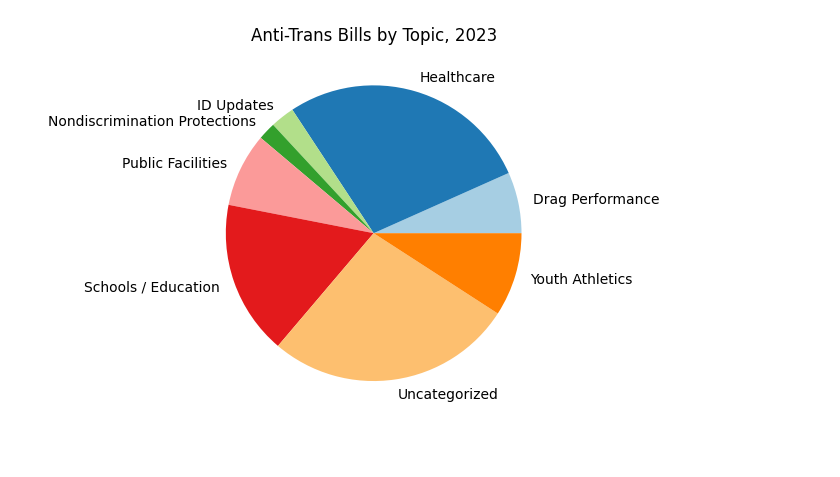
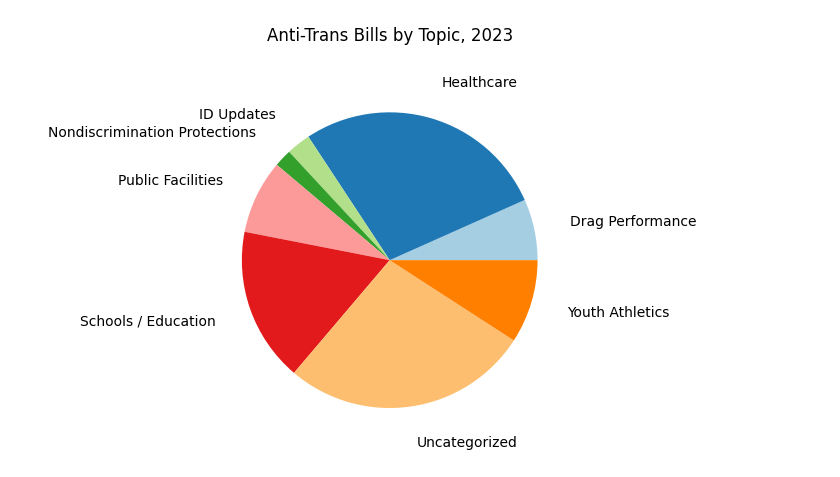
Before and after one commit to amy-langley/tracking-trans-hate-bills, a Jupyter notebook: visualize/aggregate-short.ipynb, the cells around one changed output. Cells and saved outputs as stored; diff of their text form; code cells hidden in the pictures.

```diff
--- a/visualize/aggregate-short.ipynb
+++ b/visualize/aggregate-short.ipynb
@@ -80,18 +97,18 @@ fig.autofmt_xdate(rotation=30)
 # %%
 categorized_series = pd.DataFrame.from_dict(
     data={
         k: len(v)
         for k, v
         in categorized.items()
         if len(v) > 0
     },
     orient='index',
     columns=['ct'],
 )['ct'].sort_index()
 
 colors = sns.color_palette('Paired')
-plt.pie(categorized_series, labels=categorized_series.index, colors=colors)
-plt.title('Anti-Trans Bills by Topic, 2023')
+plt.pie(categorized_series, labels=categorized_series.index, colors=colors, labeldistance=1.25)
+plt.title('Anti-Trans Bills by Topic, 2023', pad=25)
 plt.show()
 # %% [output]
-[figure, old version]
+[figure, new version]
```
Also changed, not shown: parts of 3 cells of this notebook, 1 other file.
